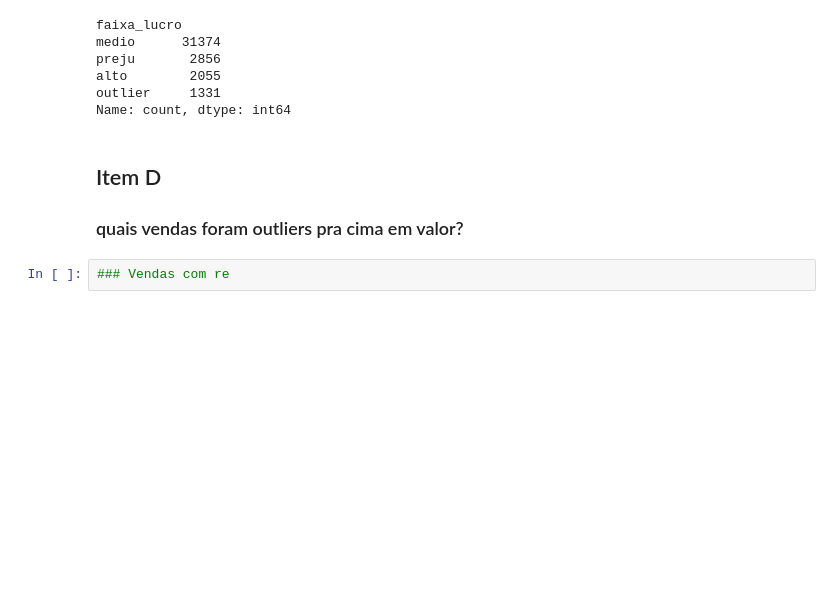
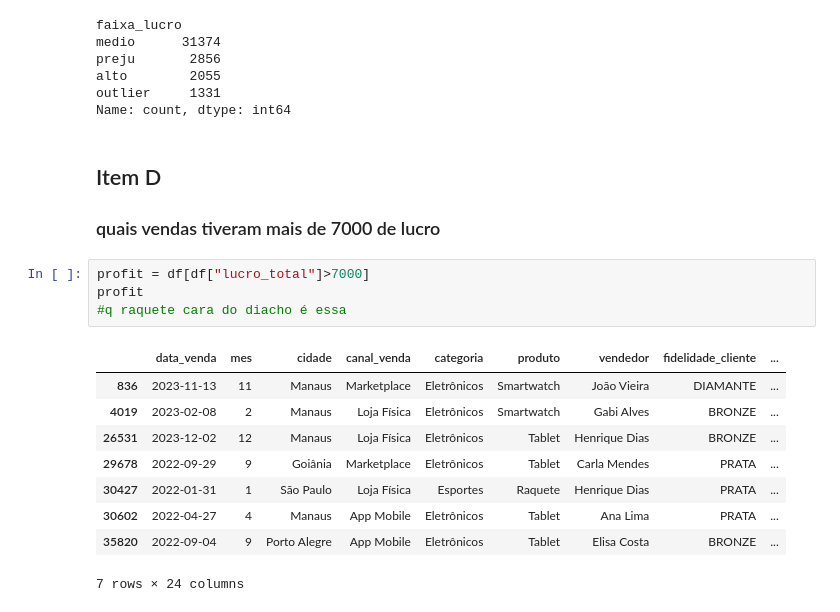
Before and after one commit to UFRJ-Analytica/ufrj-analytica-training, a Jupyter notebook: entregaveis/notebooks/rhenan_goncalves.ipynb, the cells around one changed output. Cells and saved outputs as stored; diff of their text form; blank space fills up the shorter version.

```diff
--- a/entregaveis/notebooks/rhenan_goncalves.ipynb
+++ b/entregaveis/notebooks/rhenan_goncalves.ipynb
@@ -477,6 +477,18 @@ Name: count, dtype: int64
 # %% [markdown]
 ## Item D
 
-### quais vendas foram outliers pra cima em valor?
+### quais vendas tiveram mais de 7000 de lucro
 # %%
-### Vendas com re
+profit = df[df["lucro_total"]>7000]
+profit
+#q raquete cara do diacho é essa
+# %% [output]
+|  | data_venda | mes | cidade | canal_venda | categoria | produto | vendedor | fidelidade_cliente | ... |
+| 836 | 2023-11-13 | 11 | Manaus | Marketplace | Eletrônicos | Smartwatch | João Vieira | DIAMANTE | ... |
+| 4019 | 2023-02-08 | 2 | Manaus | Loja Física | Eletrônicos | Smartwatch | Gabi Alves | BRONZE | ... |
+| 26531 | 2023-12-02 | 12 | Manaus | Loja Física | Eletrônicos | Tablet | Henrique Dias | BRONZE | ... |
+| 29678 | 2022-09-29 | 9 | Goiânia | Marketplace | Eletrônicos | Tablet | Carla Mendes | PRATA | ... |
+| 30427 | 2022-01-31 | 1 | São Paulo | Loja Física | Esportes | Raquete | Henrique Dias | PRATA | ... |
+| 30602 | 2022-04-27 | 4 | Manaus | App Mobile | Eletrônicos | Tablet | Ana Lima | PRATA | ... |
+| 35820 | 2022-09-04 | 9 | Porto Alegre | App Mobile | Eletrônicos | Tablet | Elisa Costa | BRONZE | ... |
+7 rows × 24 columns
```
Also changed, not shown: parts of 29 cells of this notebook.
